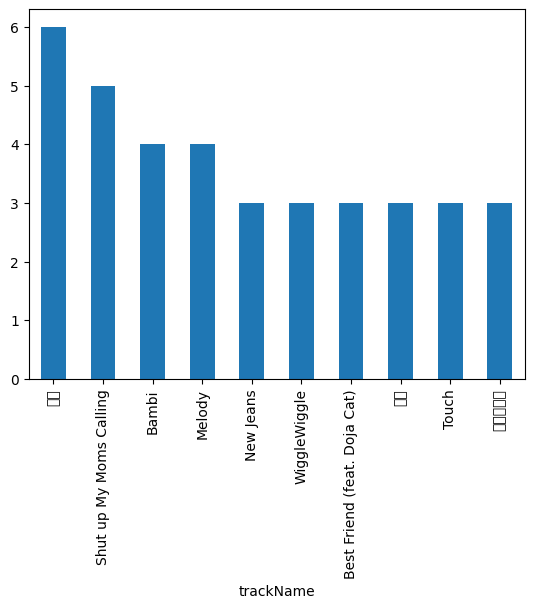
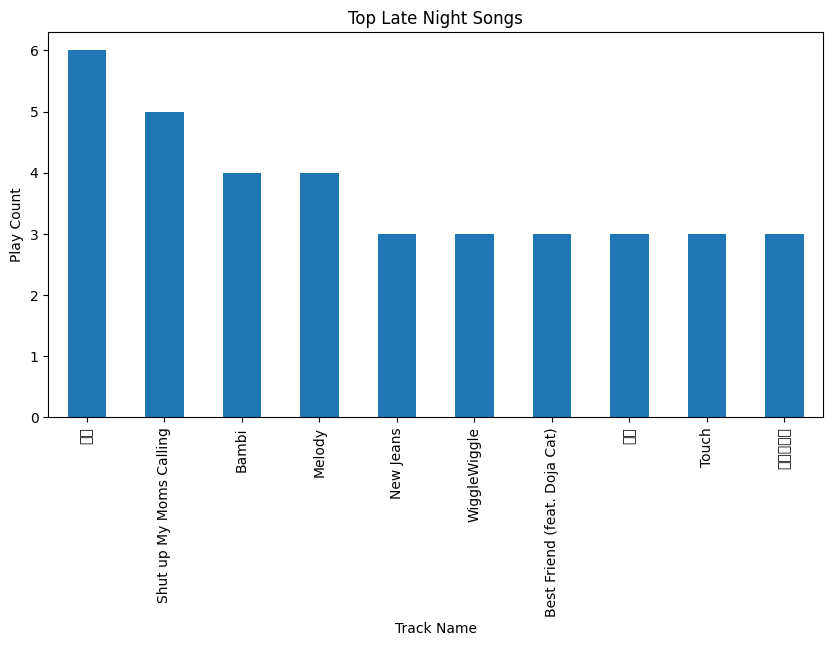
Code edit (unified diff) that turned the first committed figure into the second:
--- before
+++ after
@@ -1,3 +1,9 @@
-import warnings
-warnings.filterwarnings('ignore')
+plt.figure(figsize=(10,5))
+
 late_night['trackName'].value_counts().head(10).plot(kind='bar')
+
+plt.title('Top Late Night Songs')
+plt.xlabel('Track Name')
+plt.ylabel('Play Count')
+
+plt.show()

Commit: M3 Update